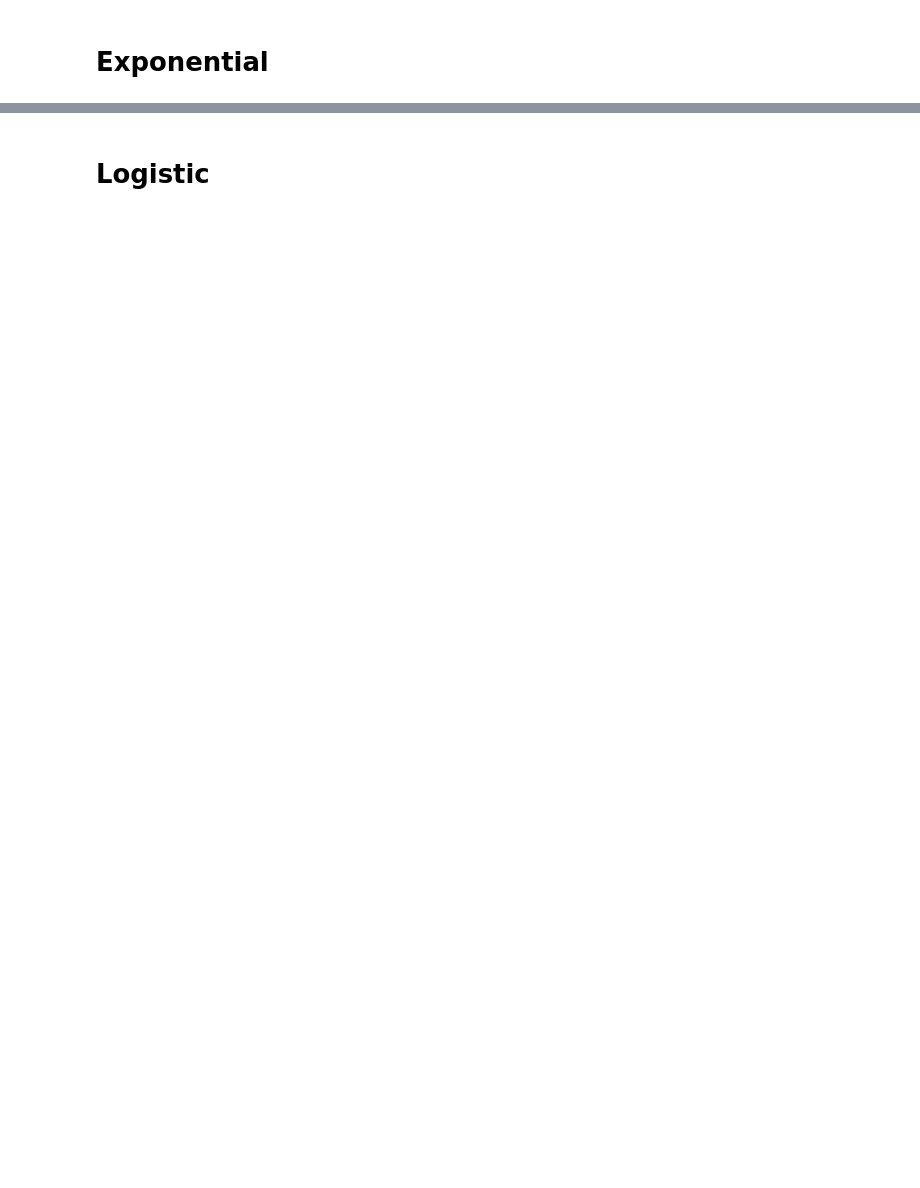
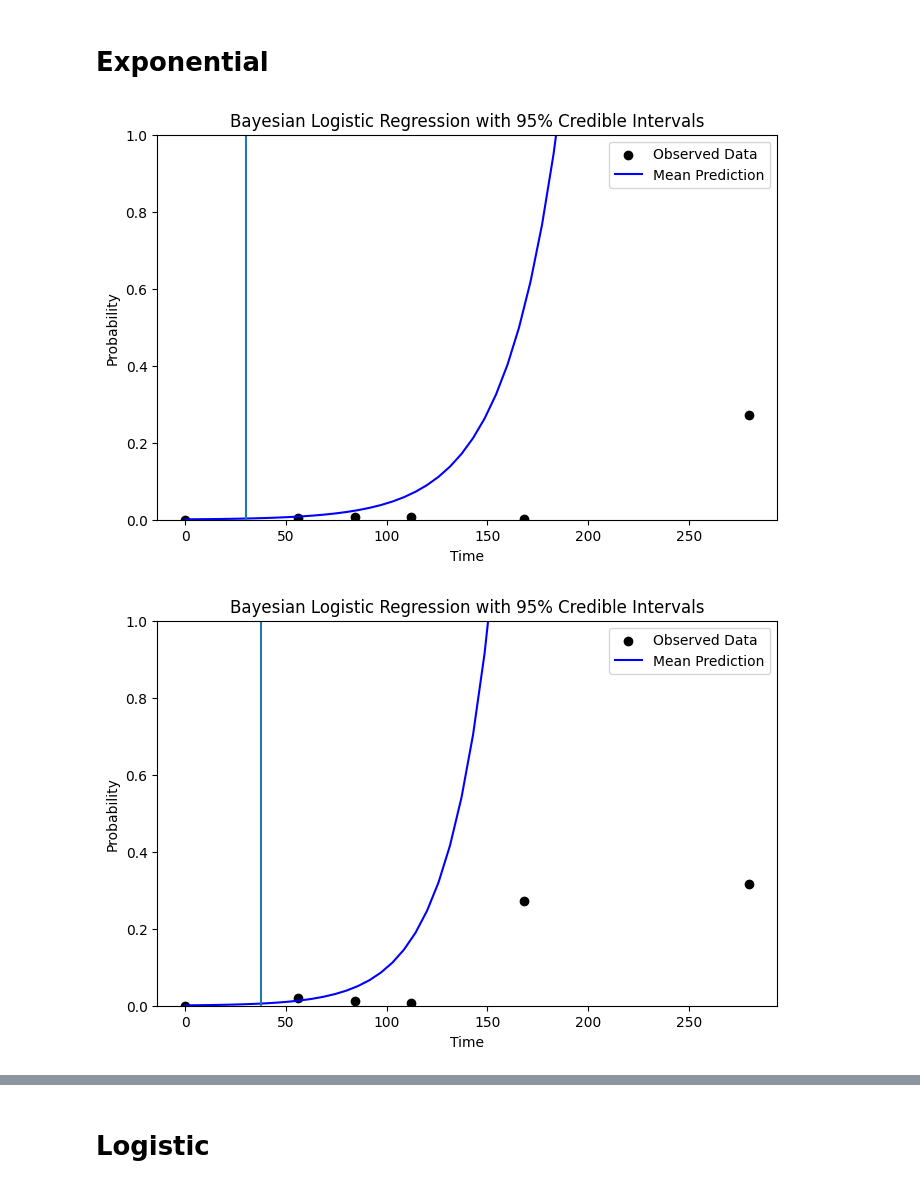
Before and after one commit to caravagnalab/pylineaGT, a Jupyter notebook: pylineaGT/test_explogreg.ipynb, the cells around one changed output, grey strips where cells are left out. Drawn from its saved outputs; the diff is of its cells as text; code cells hidden in the pictures; blank space fills up the shorter version.

```diff
--- a/pylineaGT/test_explogreg.ipynb
+++ b/pylineaGT/test_explogreg.ipynb
@@ -96,26 +72,40 @@ NotImplementedError: For CPU tensor, this method is only supported with MKL inst
 #     print(k)
 #     sns.displot(v.numpy())
 # %%
-# import matplotlib.pyplot as plt
+import matplotlib.pyplot as plt
+import numpy as np
 
-# # Generate new x values (e.g., test points for prediction)
-# x_test = torch.linspace(0, 10, T)
+# Generate new x values (e.g., test points for prediction)
+x_test = torch.linspace(0, torch.max(x), 50)
 
-# args = posterior_samples_exp["fitness"][:, None] * x_test.unsqueeze(1)
-# y_preds = torch.exp(args)
+# post_fitness = posterior_samples_log["fitness"][:, None]
 
-# # Compute predictions for each posterior sample
-# y_mean = y_preds.mean(dim=0)  # Mean prediction
-# y_lower = torch.quantile(y_preds, 0.025, dim=0)  # 2.5% quantile (
-# y_upper = torch.quantile(y_preds, 0.975, dim=0)  # 97.5% quantile (upper bound)
+post_fitness = fitness.numpy() * (1 + obj.get_learned_params()["fitness"])
+args = post_fitness * x_test.unsqueeze(1).numpy()
+y_preds = np.exp(args)
 
-# # Plot results
-# plt.figure(figsize=(8, 5))
-# plt.scatter(x.squeeze(), y[:,0], color="black", label="Observed Data")  # Scatter plot of actual data
-# plt.plot(x_test, y_mean[:,0], label="Mean Prediction", color="blue")
-# plt.fill_between(x_test, y_lower[:,0], y_upper[:,0], color="blue", alpha=0.3, label="95% Credible Interval")
-# plt.xlabel("Time")
-# plt.ylabel("Probability")
-# plt.legend()
-# plt.title("Bayesian Logistic Regression with 95% Credible Intervals")
-# plt.show()
+init_time = obj.get_learned_params()["init_time"]
+
+# Compute predictions for each posterior sample
+y_mean = y_preds.mean(axis=0)  # Mean prediction
+y_lower = np.quantile(y_preds, 0.025, axis=0)  # 2.5% quantile (
+y_upper = np.quantile(y_preds, 0.975, axis=0)  # 97.5% quantile (upper bound)
+
+# Plot results
+for i in range(L):
+    plt.figure(figsize=(8, 5))
+    plt.scatter(x.squeeze(), y[:,i]/1000, color="black", label="Observed Data")  # Scatter plot of actual data
+    # plt.scatter(x.squeeze(), y[:,i]/1000, color="black", label="Observed Data")  # Scatter plot of actual data
+    plt.plot(x_test, y_preds[:,i]/1000, label="Mean Prediction", color="blue")
+    # plt.plot(x_test, y_mean[:,i]/1000, label="Mean Prediction", color="blue")
+    plt.vlines(x=init_time[i], ymin=0, ymax=1)
+    # plt.fill_between(x_test, y_lower[:,i]/1000, y_upper[:,i]/1000, color="blue", alpha=0.3, label="95% Credible Interval")
+    plt.xlabel("Time")
+    plt.ylabel("Probability")
+    plt.legend()
+    plt.title("Bayesian Logistic Regression with 95% Credible Intervals")
+    plt.ylim([0,1])
+    plt.show()
+# %% [output]
+[figure, added]
+[figure, added]
```
Also changed, not shown: parts of 13 cells of this notebook, 1 other file.
